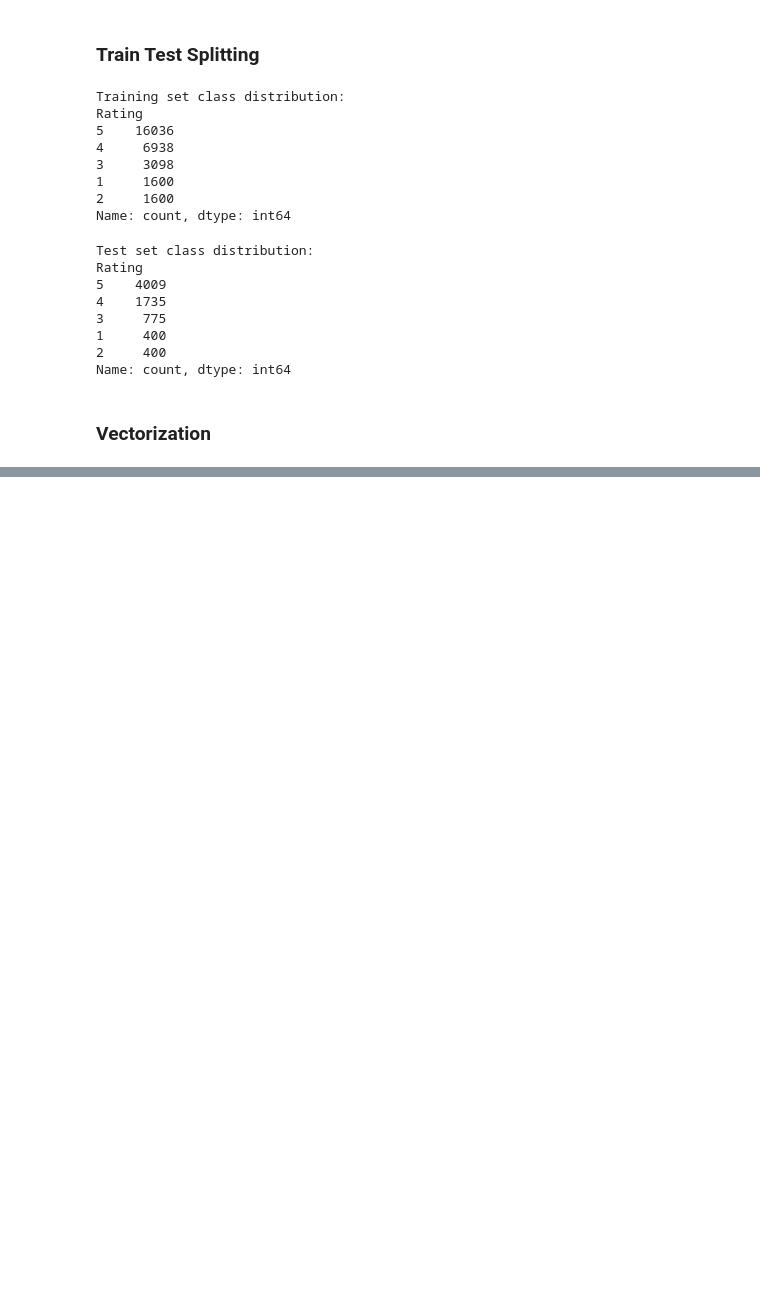
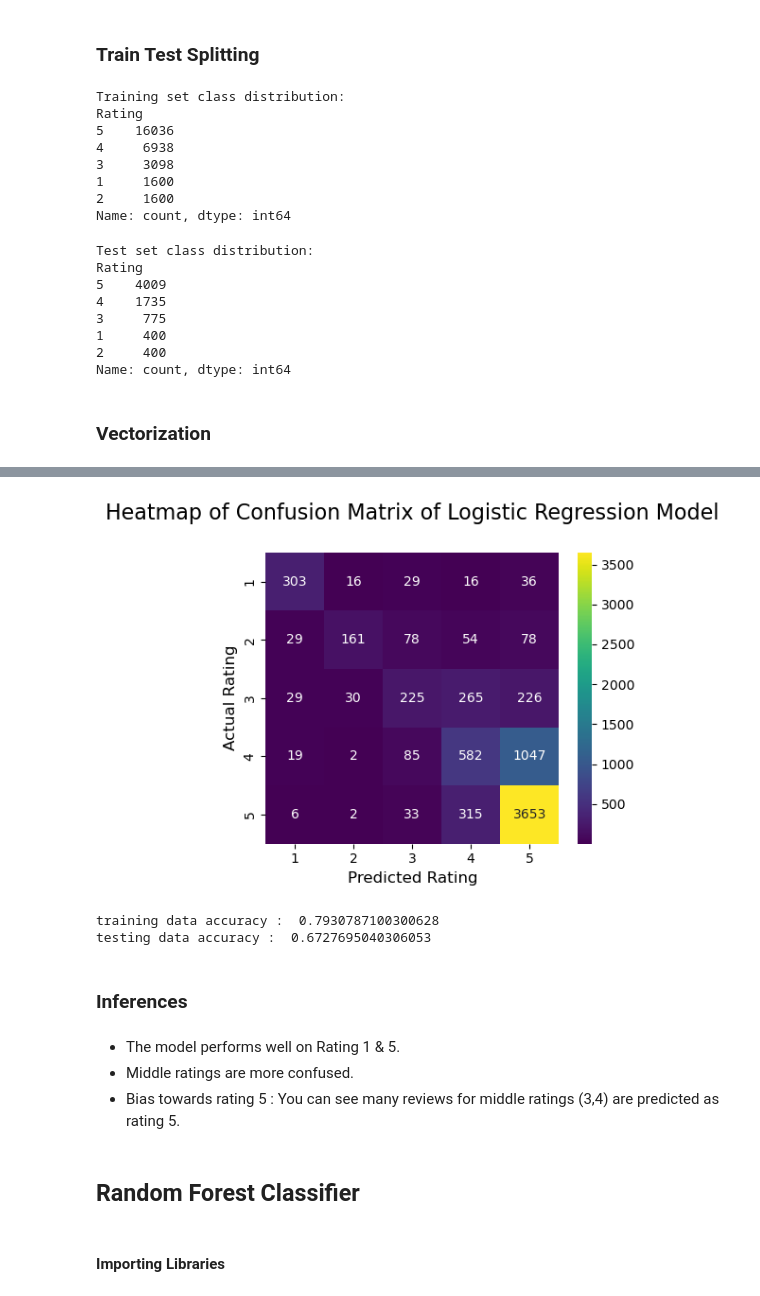
Before and after one commit to JoelKBenny/automated-review-rating-system, a Jupyter notebook: notebooks/Disneyland_reviews_imbalanced.ipynb, the cells around one changed output, grey strips where cells are left out. Drawn from its saved outputs; the diff is of its cells as text; code cells hidden in the pictures; blank space fills up the shorter version.

Commit message:
model building

```diff
--- a/notebooks/Disneyland_reviews_imbalanced.ipynb
+++ b/notebooks/Disneyland_reviews_imbalanced.ipynb
@@ -344,0 +358,5 @@ print(x_train_vec.shape, x_test_vec.shape)
+# %%
+lr_model = LogisticRegression(C=1.0,
+                             solver='lbfgs',
+                             multi_class='multinomial',
+                             max_iter=100)
@@ -344,0 +365,2 @@ print(x_train_vec.shape, x_test_vec.shape)
+# %%
+lr_model.fit(x_train_vec, y_train)
@@ -344,0 +378,2 @@ print(x_train_vec.shape, x_test_vec.shape)
+# %%
+y_pred_lr = lr_model.predict(x_test_vec)
@@ -344,0 +382,22 @@ print(x_train_vec.shape, x_test_vec.shape)
+# %%
+#Accuracy
+accuracy_lr = accuracy_score(y_test, y_pred_lr)
+
+#Precision
+precision_lr = precision_score(y_test, y_pred_lr, average='weighted')
+
+#Recall
+recall_lr = recall_score(y_test, y_pred_lr, average='weighted')
+
+#f1
+f1_lr = f1_score(y_test, y_pred_lr, average='weighted')
+
+#confusion matrix
+
+cm_lr = confusion_matrix(y_test, y_pred_lr)
+
+print("\nAccuracy       : ",accuracy_lr)
+print("Precision      : ",precision_lr)
+print("Recall         : ",recall_lr)
+print("F1 Score       : ",f1_lr)
+print("\nConfusion Matrix : \n",cm_lr)
@@ -344,0 +416,30 @@ print(x_train_vec.shape, x_test_vec.shape)
+# %%
+labels = [1,2,3,4,5]
+
+plt.figure(figsize=(5,4))
+sns.heatmap(cm_lr, annot=True, fmt='d', cmap='viridis', xticklabels=labels, yticklabels=labels)
+plt.xlabel("Predicted Rating", fontsize=12)
+plt.ylabel("Actual Rating", fontsize=12)
+plt.title("Heatmap of Confusion Matrix of Logistic Regression Model", fontsize=16, pad=25)
+plt.show()
+# %% [output]
+[figure, added]
+# %%
+train_accuracy = lr_model.score(x_train_vec, y_train)
+test_accuracy = lr_model.score(x_test_vec, y_test)
+print("training data accuracy : ",train_accuracy)
+print("testing data accuracy : ",test_accuracy)
+# %% [output]
+training data accuracy :  0.7930787100300628
+testing data accuracy :  0.6727695040306053
+# %% [markdown]
+### Inferences
+# %% [markdown]
+* The model performs well on Rating 1 & 5.
+* Middle ratings are more confused.
+* Bias towards rating 5 :
+  You can see many reviews for middle ratings (3,4) are predicted as rating 5.
+# %% [markdown]
+## Random Forest Classifier
+# %% [markdown]
+#### Importing Libraries
```
Also changed, not shown: parts of 38 cells of this notebook, 2 other files.
